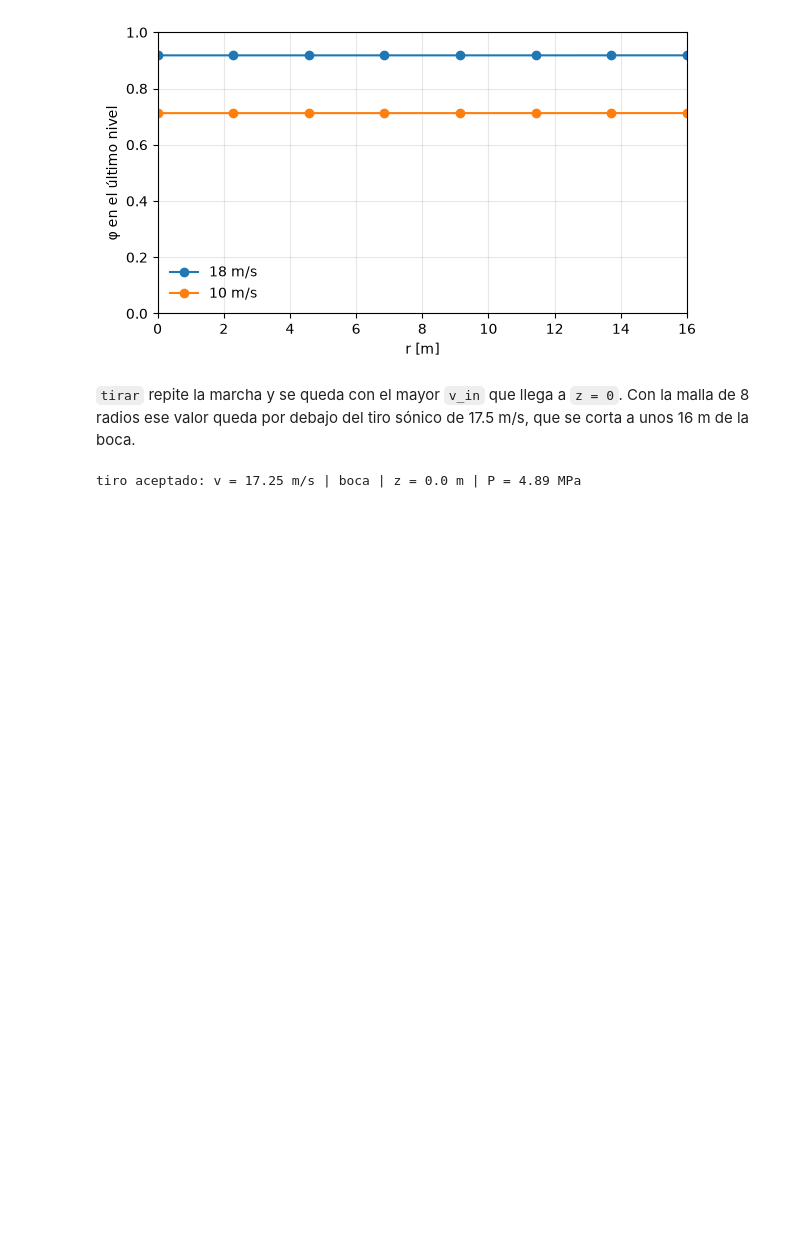
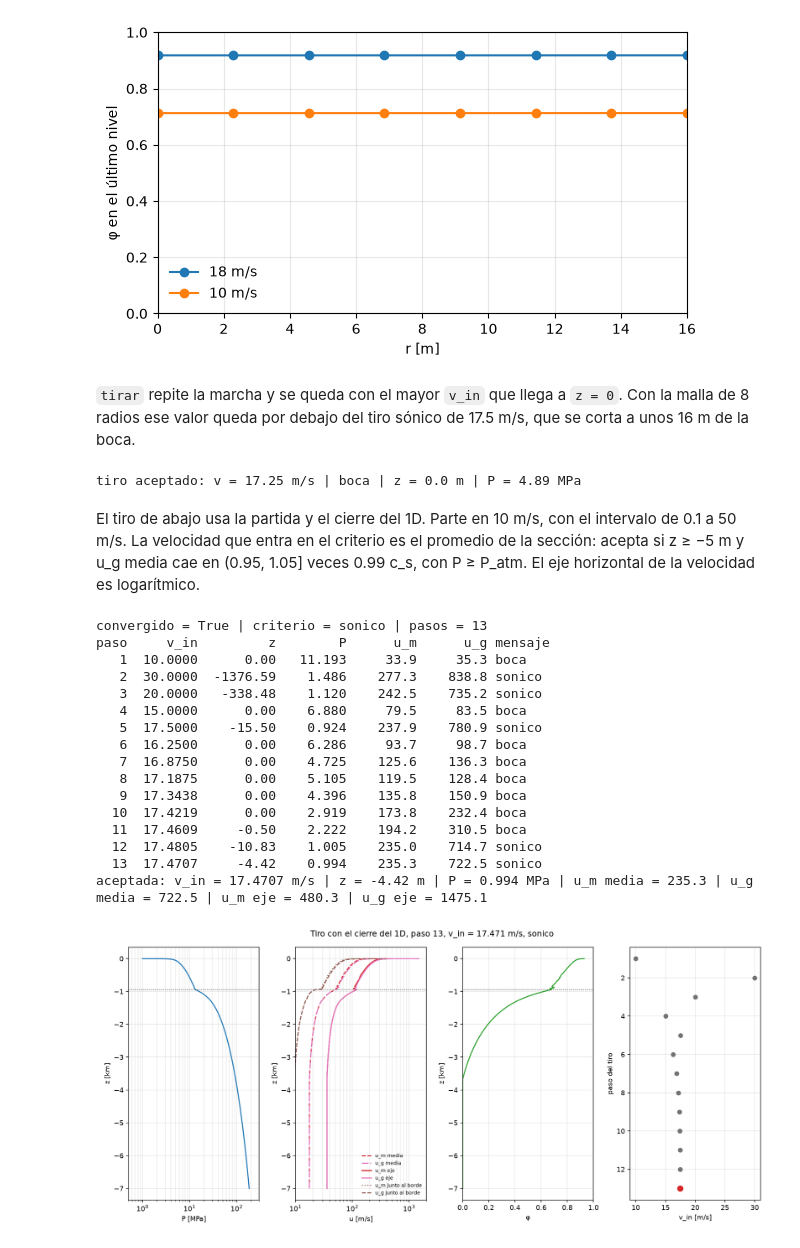
Before and after one commit to ignvciog/Proyecto-EDPN-U-de-Chile, a Jupyter notebook: correr_2d_IIF.ipynb, the cells around one changed output. Cells and saved outputs as stored; diff of their text form; code cells hidden in the pictures; blank space fills up the shorter version.

```diff
--- a/correr_2d_IIF.ipynb
+++ b/correr_2d_IIF.ipynb
@@ -120,3 +120,45 @@ print(
 )
 # %% [output]
 tiro aceptado: v = 17.25 m/s | boca | z = 0.0 m | P = 4.89 MPa
+# %% [markdown]
+El tiro de abajo usa la partida y el cierre del 1D. Parte en 10 m/s, con el intervalo de 0.1 a 50 m/s. La velocidad que entra en el criterio es el promedio de la sección: acepta si z ≥ −5 m y u_g media cae en (0.95, 1.05] veces 0.99 c_s, con P ≥ P_atm. El eje horizontal de la velocidad es logarítmico.
+# %%
+from RIconduit2D_IIF import tirar_como_1d
+from graficar_2d_IIF import solucion_tiro_1d
+
+tiro = tirar_como_1d(n_r=8)
+print(f"convergido = {tiro['convergido']} | criterio = {tiro['criterio']} | pasos = {tiro['n_pasos']}")
+print(f"{'paso':>4} {'v_in':>8} {'z':>9} {'P':>8} {'u_m':>8} {'u_g':>8} mensaje")
+for paso in tiro["pasos"]:
+    print(
+        f"{paso['paso']:4d} {paso['v']:8.4f} {paso['z']:9.2f} "
+        f"{paso['P'] / 1e6:8.3f} {paso['um']:8.1f} {paso['ug']:8.1f} {paso['mensaje']}"
+    )
+sal = tiro["solucion"]
+print(
+    f"aceptada: v_in = {sal['vinicial']:.4f} m/s | z = {sal['z'][-1]:.2f} m | "
+    f"P = {sal['P'][-1] / 1e6:.3f} MPa | "
+    f"u_m media = {sal['um_media'][-1]:.1f} | u_g media = {sal['ug_media'][-1]:.1f} | "
+    f"u_m eje = {sal['um'][-1, 0]:.1f} | u_g eje = {sal['ug'][-1, 0]:.1f}"
+)
+from IPython.display import Image, display
+solucion_tiro_1d(tiro, "/tmp/solucion-tiro-1d.png")
+display(Image("/tmp/solucion-tiro-1d.png"))
+# %% [output]
+convergido = True | criterio = sonico | pasos = 13
+paso     v_in         z        P      u_m      u_g mensaje
+   1  10.0000      0.00   11.193     33.9     35.3 boca
+   2  30.0000  -1376.59    1.486    277.3    838.8 sonico
+   3  20.0000   -338.48    1.120    242.5    735.2 sonico
+   4  15.0000      0.00    6.880     79.5     83.5 boca
+   5  17.5000    -15.50    0.924    237.9    780.9 sonico
+   6  16.2500      0.00    6.286     93.7     98.7 boca
+   7  16.8750      0.00    4.725    125.6    136.3 boca
+   8  17.1875      0.00    5.105    119.5    128.4 boca
+   9  17.3438      0.00    4.396    135.8    150.9 boca
+  10  17.4219      0.00    2.919    173.8    232.4 boca
+  11  17.4609     -0.50    2.222    194.2    310.5 boca
+  12  17.4805    -10.83    1.005    235.0    714.7 sonico
+  13  17.4707     -4.42    0.994    235.3    722.5 sonico
+aceptada: v_in = 17.4707 m/s | z = -4.42 m | P = 0.994 MPa | u_m media = 235.3 | u_g media = 722.5 | u_m eje = 480.3 | u_g eje = 1475.1
+[figure, added]
```
Also changed, not shown: 3 other files.
